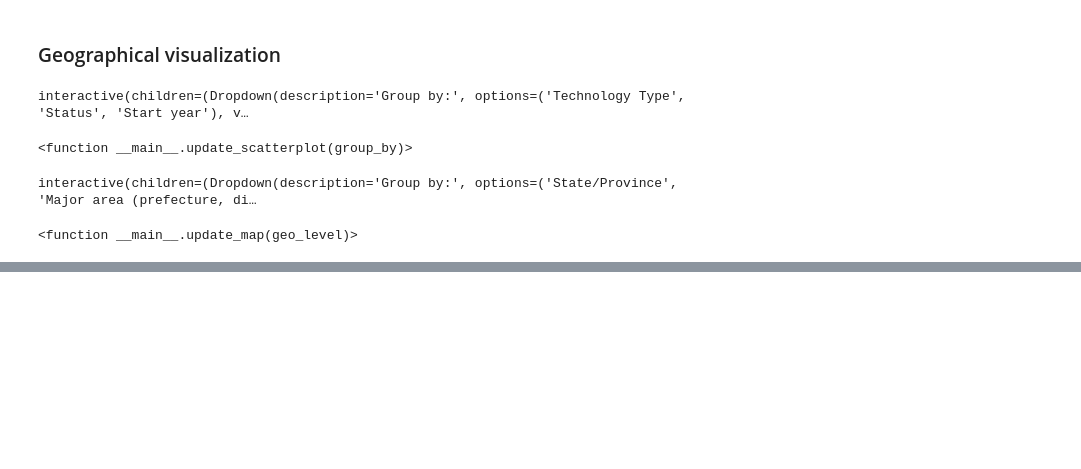
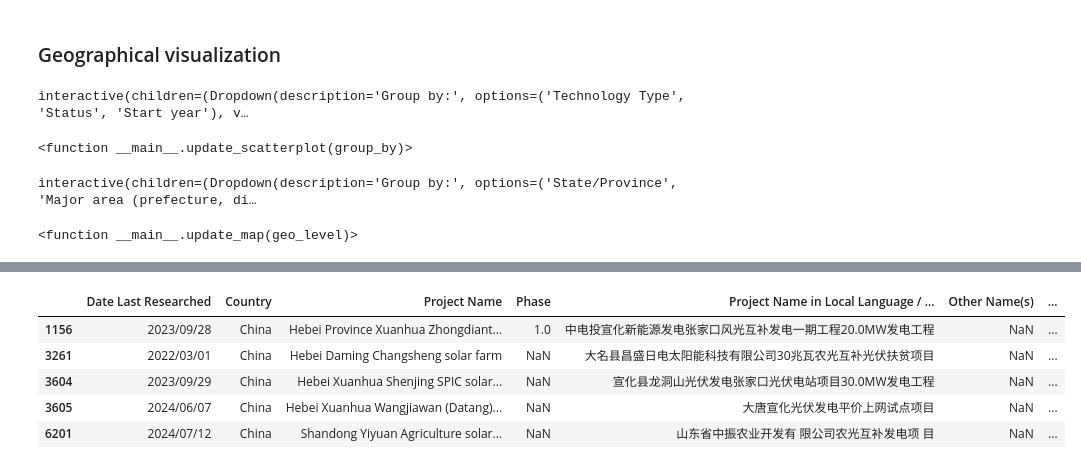
Before and after one commit to XinranHf/solar-data-china, a Jupyter notebook: scripts/data_preprocessing/GEM.ipynb, the cells around one changed output, grey strips where cells are left out. Saved outputs shown, nothing was run; the diff lists cells and outputs as text; code cells hidden in the pictures; blank space fills up the shorter version.

```diff
--- a/scripts/data_preprocessing/GEM.ipynb
+++ b/scripts/data_preprocessing/GEM.ipynb
@@ -354,0 +396,11 @@ interactive(children=(Dropdown(description='Group by:', options=('State/Province
+# %%
+joined = gpd.sjoin(gdf_points.drop(columns = ["Province", "City", "Prefecture", "County"]), village_geom.drop(columns = ["Village", "Village_pinyin"]))
+
+joined.head()
+# %% [output]
+|  | Date Last Researched | Country | Project Name | Phase | Project Name in Local Language / ... | Other Name(s) | ... |
+| 1156 | 2023/09/28 | China | Hebei Province Xuanhua Zhongdiant... | 1.0 | 中电投宣化新能源发电张家口风光互补发电一期工程20.0MW发电工程 | NaN | ... |
+| 3261 | 2022/03/01 | China | Hebei Daming Changsheng solar farm | NaN | 大名县昌盛日电太阳能科技有限公司30兆瓦农光互补光伏扶贫项目 | NaN | ... |
+| 3604 | 2023/09/29 | China | Hebei Xuanhua Shenjing SPIC solar... | NaN | 宣化县龙洞山光伏发电张家口光伏电站项目30.0MW发电工程 | NaN | ... |
+| 3605 | 2024/06/07 | China | Hebei Xuanhua Wangjiawan (Datang)... | NaN | 大唐宣化光伏发电平价上网试点项目 | NaN | ... |
+| 6201 | 2024/07/12 | China | Shandong Yiyuan Agriculture solar... | NaN | 山东省中振农业开发有 限公司农光互补发电项 目 | NaN | ... |
```
Also changed, not shown: parts of 10 cells of this notebook, 4 other files.
